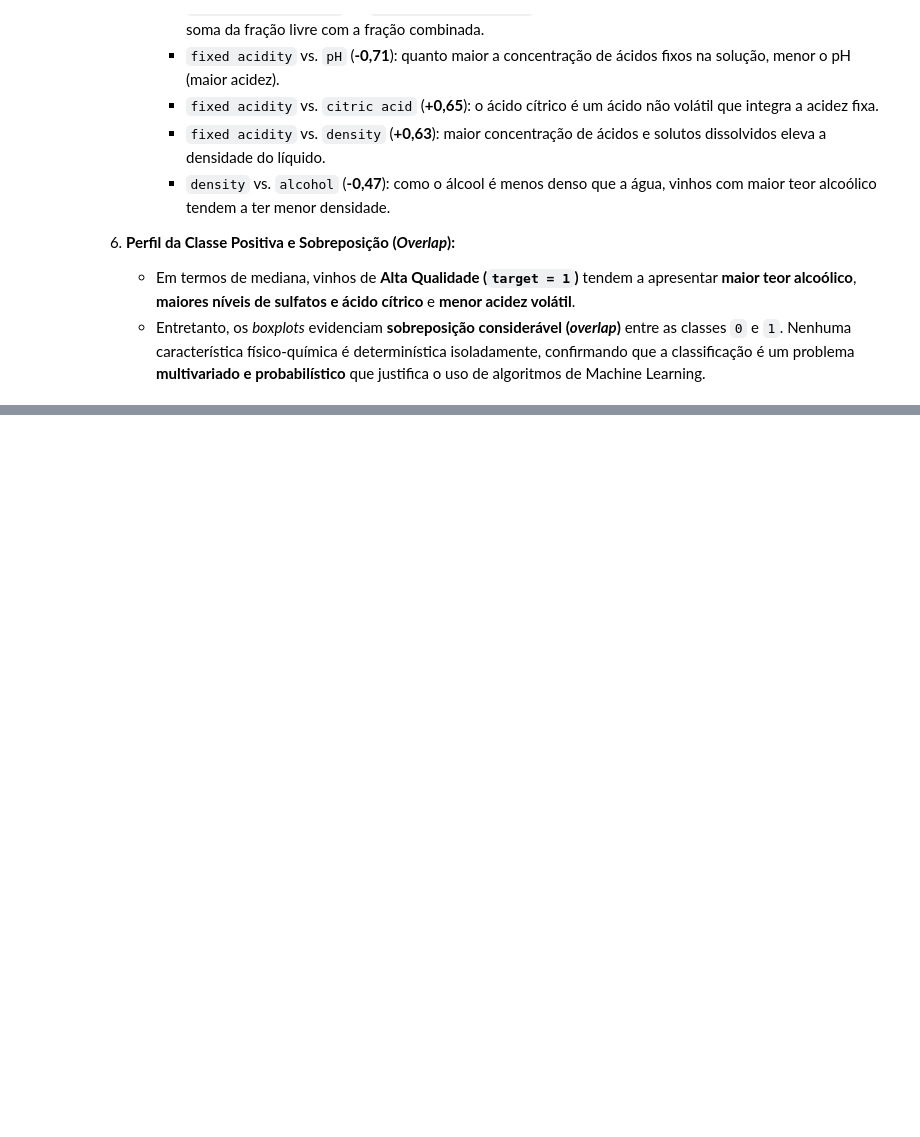
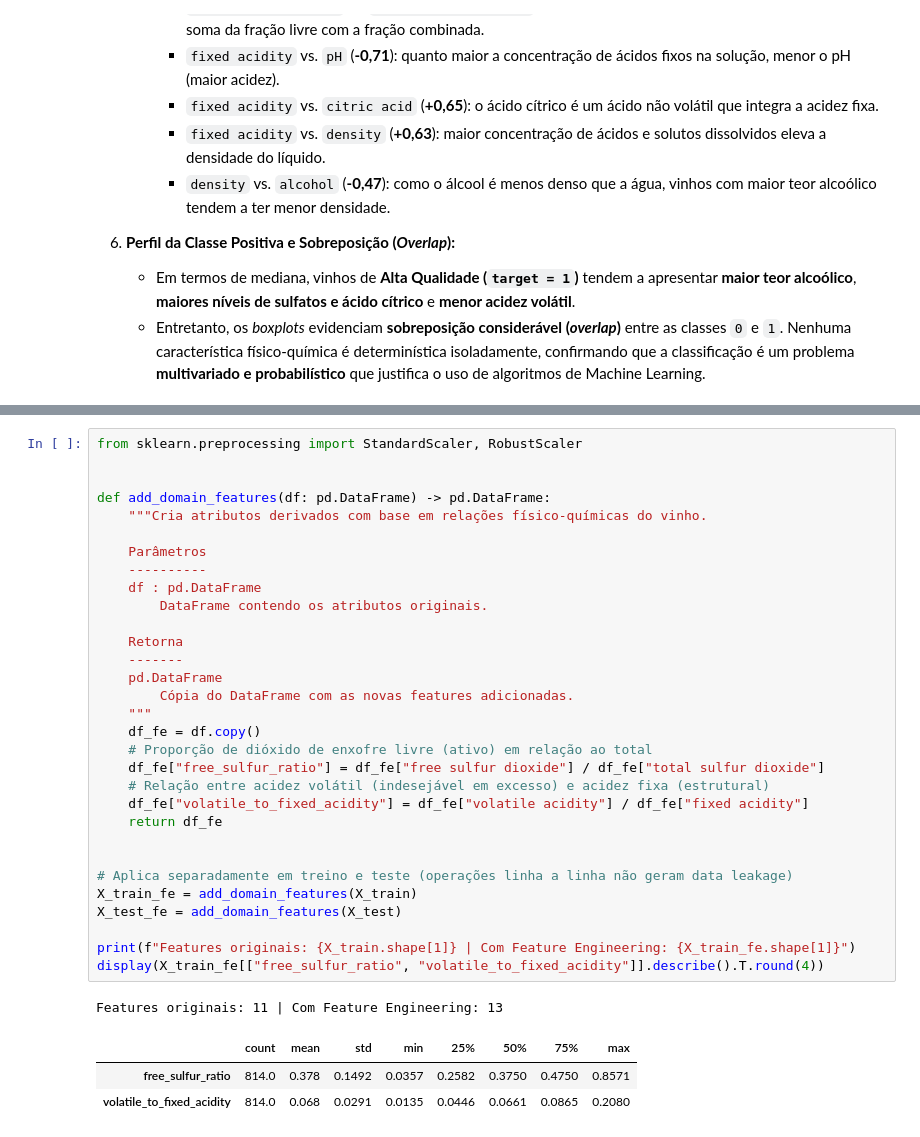
Before and after one commit to diegoolsilva/wine-quality-classification, a Jupyter notebook: notebooks/01_wine_quality_classification.ipynb, the cells around one changed output, grey strips where cells are left out. Drawn from its saved outputs; the diff is of its cells as text; blank space fills up the shorter version.

```diff
--- a/notebooks/01_wine_quality_classification.ipynb
+++ b/notebooks/01_wine_quality_classification.ipynb
@@ -258,0 +318,36 @@ A investigação exploratória da base `WineQT.csv` revelou padrões estruturais
+# %%
+from sklearn.preprocessing import StandardScaler, RobustScaler
+
+
+def add_domain_features(df: pd.DataFrame) -> pd.DataFrame:
+    """Cria atributos derivados com base em relações físico-químicas do vinho.
+
+    Parâmetros
+    ----------
+    df : pd.DataFrame
+        DataFrame contendo os atributos originais.
+
+    Retorna
+    -------
+    pd.DataFrame
+        Cópia do DataFrame com as novas features adicionadas.
+    """
+    df_fe = df.copy()
+    # Proporção de dióxido de enxofre livre (ativo) em relação ao total
+    df_fe["free_sulfur_ratio"] = df_fe["free sulfur dioxide"] / df_fe["total sulfur dioxide"]
+    # Relação entre acidez volátil (indesejável em excesso) e acidez fixa (estrutural)
+    df_fe["volatile_to_fixed_acidity"] = df_fe["volatile acidity"] / df_fe["fixed acidity"]
+    return df_fe
+
+
+# Aplica separadamente em treino e teste (operações linha a linha não geram data leakage)
+X_train_fe = add_domain_features(X_train)
+X_test_fe = add_domain_features(X_test)
+
+print(f"Features originais: {X_train.shape[1]} | Com Feature Engineering: {X_train_fe.shape[1]}")
+display(X_train_fe[["free_sulfur_ratio", "volatile_to_fixed_acidity"]].describe().T.round(4))
+# %% [output]
+Features originais: 11 | Com Feature Engineering: 13
+|  | count | mean | std | min | 25% | 50% | 75% | max |
+| free_sulfur_ratio | 814.0 | 0.378 | 0.1492 | 0.0357 | 0.2582 | 0.3750 | 0.4750 | 0.8571 |
+| volatile_to_fixed_acidity | 814.0 | 0.068 | 0.0291 | 0.0135 | 0.0446 | 0.0661 | 0.0865 | 0.2080 |
```
Also changed, not shown: parts of 3 cells of this notebook.
